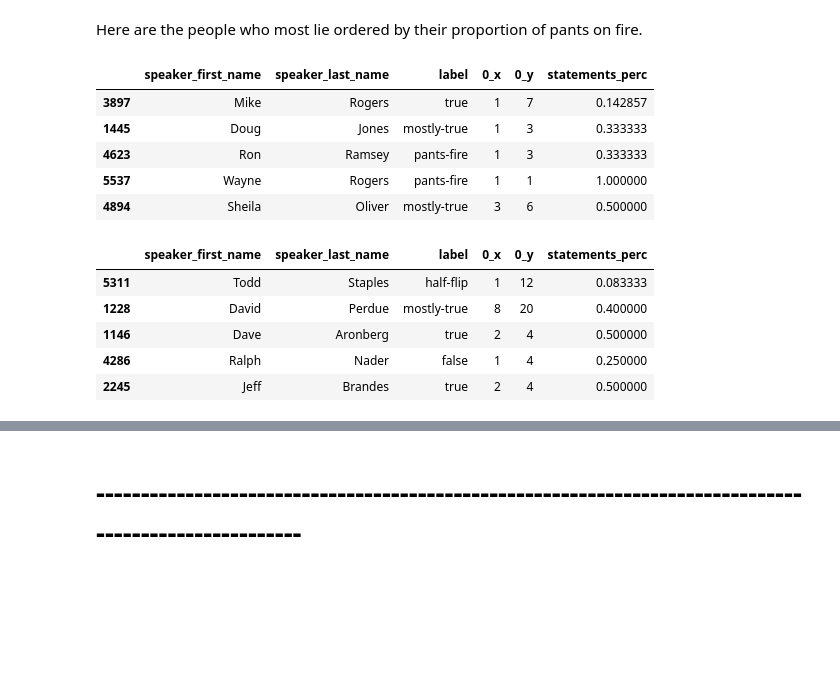
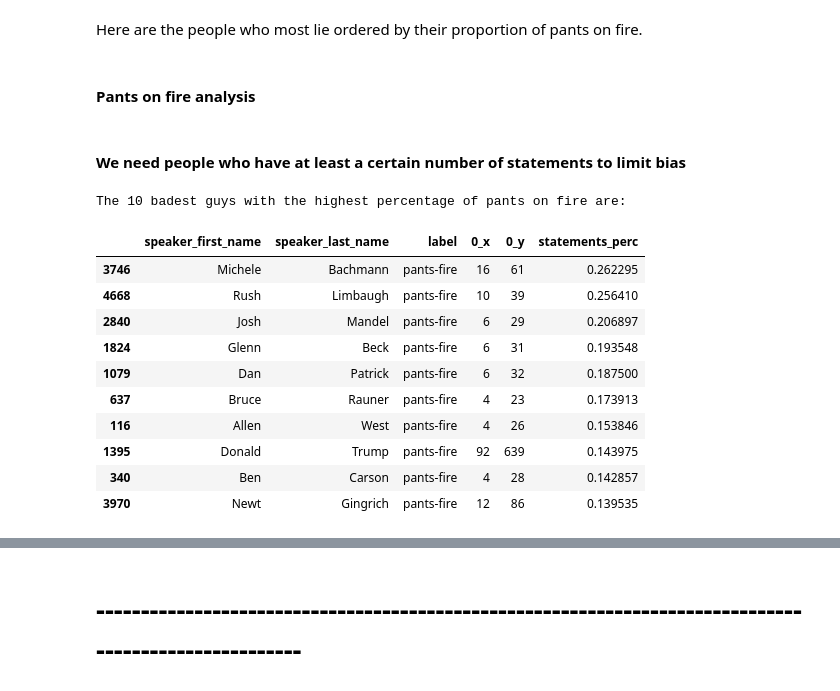
Before and after one commit to ExploringLies/lies-have-short-legs, a Jupyter notebook: notebooks/AnalyseDataset.ipynb, the cells around one changed output, grey strips where cells are left out. Cells and saved outputs as stored; diff of their text form; code cells hidden in the pictures; blank space fills up the shorter version.

```diff
--- a/notebooks/AnalyseDataset.ipynb
+++ b/notebooks/AnalyseDataset.ipynb
@@ -127,39 +127,23 @@ statements['clean_context'] = statements['context'].apply(SH.clean_up_context)
 # %% [markdown]
 Here are the people who most lie ordered by their proportion of pants on fire.
 # %%
-people_pants_classification = statements[['speaker_first_name', 'speaker_last_name', 'label']]
+people_pants_classification = statements[['speaker_first_name', 'speaker_last_name', 'label', 'speaker_home_state']]
+#people_pants_classification[(people_pants_classification['speaker_first_name'].isnull() | people_pants_classification['speaker_first_name'].str.strip().eq('')) == False][:1].values
 
-# Does not work : people_pants_classification = people_pants_classification.loc[people_pants_classification['speaker_first_name']!='' & people_pants_classification['speaker_first_name'].notnull()]
-# So I did the following:
-people_pants_classification = people_pants_classification.loc[people_pants_classification['speaker_first_name']!='']
-people_pants_classification = people_pants_classification.loc[people_pants_classification['speaker_last_name']!='']
-people_pants_classification = people_pants_classification.loc[people_pants_classification['speaker_first_name'].notnull()]
-people_pants_classification = people_pants_classification.loc[people_pants_classification['speaker_last_name'].notnull()]
+# We want to keep only people which have both a first-name and a last-name (not totaly perfect)
+people_pants_classification = people_pants_classification[((people_pants_classification['speaker_first_name'].isnull() |
+                                                           people_pants_classification['speaker_first_name'].str.strip().eq('')) == False)]
+people_pants_classification = people_pants_classification[((people_pants_classification['speaker_last_name'].isnull() |
+                                                           people_pants_classification['speaker_last_name'].str.strip().eq('')) == False)]
+people_pants_classification = people_pants_classification[((people_pants_classification['label'].isnull() |
+                                                           people_pants_classification['label'].str.strip().eq('')) == False)]
 
 _blop = people_pants_classification[['speaker_first_name', 'speaker_last_name']].groupby(['speaker_first_name', 'speaker_last_name']).size().reset_index()
 _blopblop = people_pants_classification.groupby(['speaker_first_name', 'speaker_last_name', 'label']).size().reset_index().rename(columns={'0':'nb_labeled_statements'})
 
-statement_percentage = pd.merge(_blopblop,_blop,on=['speaker_first_name','speaker_last_name'])
+statement_percentage = pd.merge(_blopblop,_blop,on=['speaker_first_name', 'speaker_last_name'])
 
 statement_percentage['statements_perc'] = statement_percentage['0_x']/statement_percentage['0_y']
 #statement_percentage.sample(5)
-# %% [output]
-|  | speaker_first_name | speaker_last_name | label | 0_x | 0_y | statements_perc |
-| 3897 | Mike | Rogers | true | 1 | 7 | 0.142857 |
-| 1445 | Doug | Jones | mostly-true | 1 | 3 | 0.333333 |
-| 4623 | Ron | Ramsey | pants-fire | 1 | 3 | 0.333333 |
-| 5537 | Wayne | Rogers | pants-fire | 1 | 1 | 1.000000 |
-| 4894 | Sheila | Oliver | mostly-true | 3 | 6 | 0.500000 |
-# %%
-# pants on fire analysis
-statement_percentage.loc[statement_percentage['label']=='pants-fire'].sort_values(by='statements_perc', ascending=False)
-# remove all the statements_perc = 1 because they represent only pants-fire statements
-statement_percentage_cleaned = statement_percentage.loc[statement_percentage['statements_perc']<1]
-statement_percentage_cleaned.sample(5)
-# %% [output]
-|  | speaker_first_name | speaker_last_name | label | 0_x | 0_y | statements_perc |
-| 5311 | Todd | Staples | half-flip | 1 | 12 | 0.083333 |
-| 1228 | David | Perdue | mostly-true | 8 | 20 | 0.400000 |
-| 1146 | Dave | Aronberg | true | 2 | 4 | 0.500000 |
-| 4286 | Ralph | Nader | false | 1 | 4 | 0.250000 |
-| 2245 | Jeff | Brandes | true | 2 | 4 | 0.500000 |
+# %% [markdown]
+#### Pants on fire analysis
@@ -165,0 +152,19 @@ statement_percentage_cleaned.sample(5)
+# %% [markdown]
+#### We need people who have at least a certain number of statements to limit bias
+# %%
+statement_percentage_cleaned_numerous = statement_percentage_cleaned.loc[statement_percentage_cleaned['0_y']>20]
+print('The 10 badest guys with the highest percentage of pants on fire are:')
+statement_percentage_cleaned_numerous.head(10)
+# %% [output]
+The 10 badest guys with the highest percentage of pants on fire are:
+|  | speaker_first_name | speaker_last_name | label | 0_x | 0_y | statements_perc |
+| 3746 | Michele | Bachmann | pants-fire | 16 | 61 | 0.262295 |
+| 4668 | Rush | Limbaugh | pants-fire | 10 | 39 | 0.256410 |
+| 2840 | Josh | Mandel | pants-fire | 6 | 29 | 0.206897 |
+| 1824 | Glenn | Beck | pants-fire | 6 | 31 | 0.193548 |
+| 1079 | Dan | Patrick | pants-fire | 6 | 32 | 0.187500 |
+| 637 | Bruce | Rauner | pants-fire | 4 | 23 | 0.173913 |
+| 116 | Allen | West | pants-fire | 4 | 26 | 0.153846 |
+| 1395 | Donald | Trump | pants-fire | 92 | 639 | 0.143975 |
+| 340 | Ben | Carson | pants-fire | 4 | 28 | 0.142857 |
+| 3970 | Newt | Gingrich | pants-fire | 12 | 86 | 0.139535 |
```
Also changed, not shown: parts of 42 cells of this notebook.
